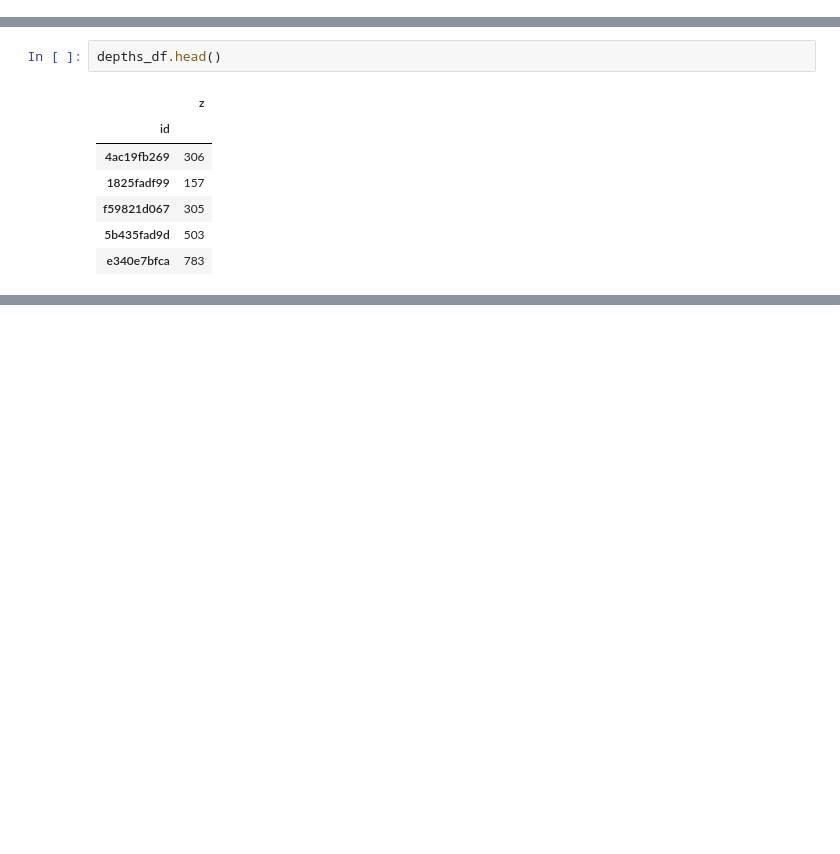
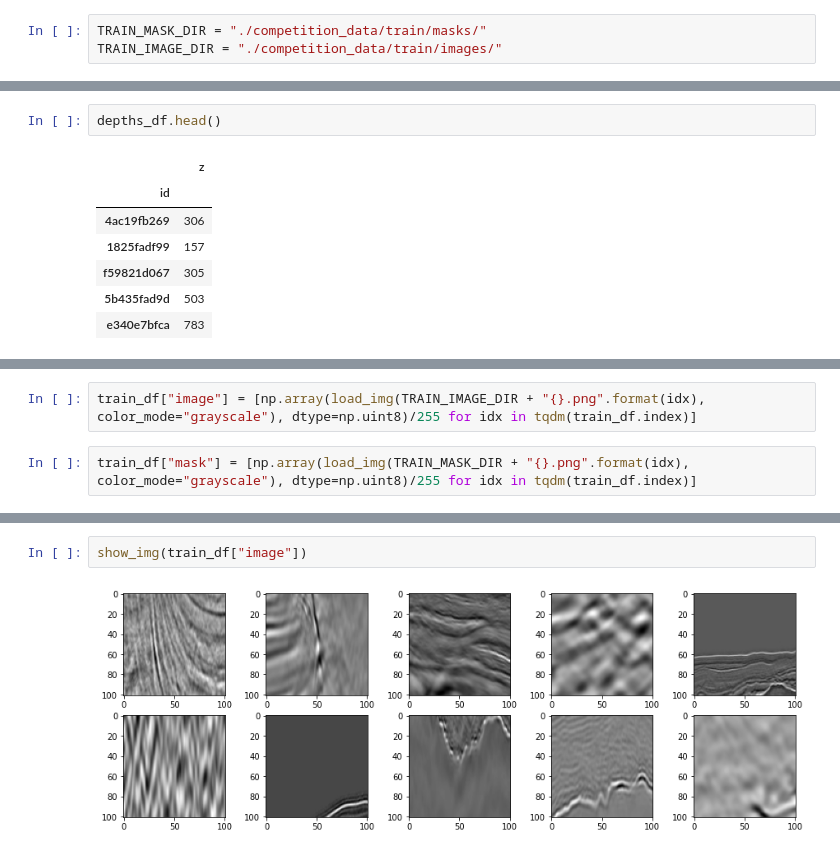
Before and after one commit to kurogo-nguyen/TGS-Salt-Identification-Challenge, a Jupyter notebook: Code.ipynb, the cells around one changed output, grey strips where cells are left out. Cells and saved outputs as stored; diff of their text form; blank space fills up the shorter version.

```diff
--- a/Code.ipynb
+++ b/Code.ipynb
@@ -21 +18,4 @@ train_mask_path = glob.glob("./competition_data/train/masks/*.png")
+# %%
+TRAIN_MASK_DIR = "./competition_data/train/masks/"
+TRAIN_IMAGE_DIR = "./competition_data/train/images/"
 # %%
@@ -63,0 +63,4 @@ show_img(train_masks)
+# %%
+train_df["image"] = [np.array(load_img(TRAIN_IMAGE_DIR + "{}.png".format(idx), color_mode="grayscale"), dtype=np.uint8)/255 for idx in tqdm(train_df.index)]
+# %%
+train_df["mask"] = [np.array(load_img(TRAIN_MASK_DIR + "{}.png".format(idx), color_mode="grayscale"), dtype=np.uint8)/255 for idx in tqdm(train_df.index)]
@@ -63,0 +77,4 @@ show_img(train_masks)
+# %%
+show_img(train_df["image"])
+# %% [output]
+[figure, added]
```
Also changed, not shown: parts of 14 cells of this notebook.
